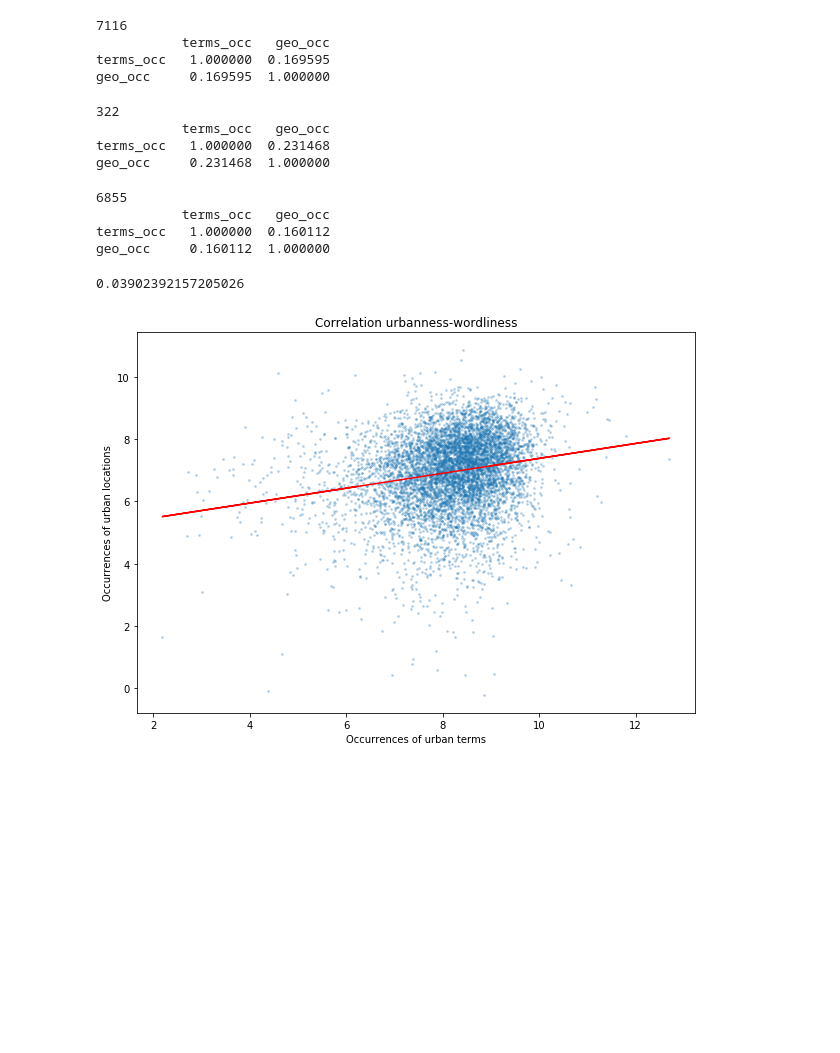
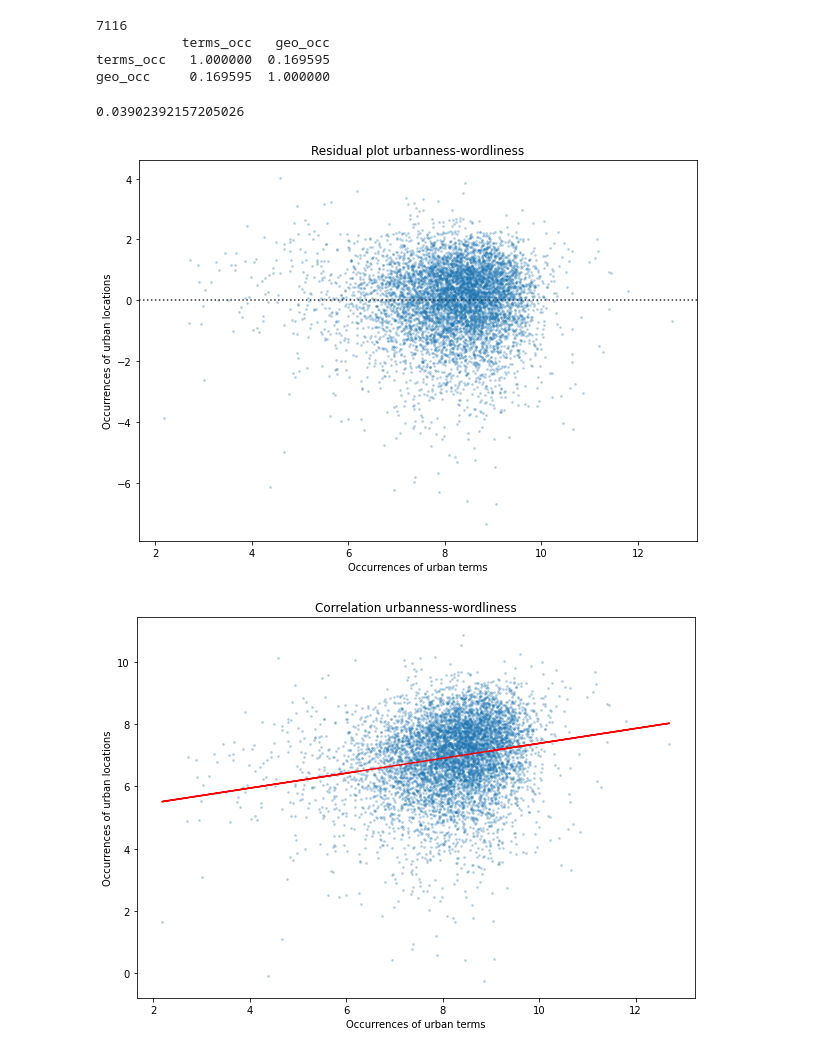
Before and after one commit to federicabologna/thesis_space_scifi, a Jupyter notebook: 4_geodata/geodata_stats.ipynb, the cells around one changed output. Drawn from its saved outputs; the diff is of its cells as text; code cells hidden in the pictures; blank space fills up the shorter version.

```diff
--- a/4_geodata/geodata_stats.ipynb
+++ b/4_geodata/geodata_stats.ipynb
@@ -386,24 +376,6 @@ print(correlation.corr())
            terms_occ   geo_occ
 terms_occ   1.000000  0.169595
 geo_occ     0.169595  1.000000
-# %%
-correlation2 = pd.merge(left=terms_urban, right=geo_scifi, on="htid")
-print(len(correlation2.index))
-print(correlation2.corr())
-# %% [output]
-322
-           terms_occ   geo_occ
-terms_occ   1.000000  0.231468
-geo_occ     0.231468  1.000000
-# %%
-correlation3 = pd.merge(left=terms_urban, right=geo_ran, on="htid")
-print(len(correlation3.index))
-print(correlation3.corr())
-# %% [output]
-6855
-           terms_occ   geo_occ
-terms_occ   1.000000  0.160112
-geo_occ     0.160112  1.000000
 # %%
 x = np.log2(correlation.terms_occ.values)
 y = np.log2(correlation.geo_occ.values)
@@ -420,6 +392,15 @@ y_pred = linear_regressor.predict(x)  # make predictions
 r2_score(y, y_pred)
 # %% [output]
 0.03902392157205026
+# %%
+fig = plt.figure(figsize=(10,7))
+sns.residplot(x, y, scatter_kws={"alpha":.25, "s":3})
+plt.xlabel("Occurrences of urban terms")
+plt.ylabel("Occurrences of urban locations")
+plt.title("Residual plot urbanness-wordliness")
+#plt.savefig('/content/drive/My Drive/Università/3 ANNO MAGISTRALE/TESI/4_geodata/residplot', dpi=500)
+# %% [output]
+[figure, added]
 # %%
 fig = plt.figure(figsize=(10,7))
 plt.scatter(x, y, alpha=.25, s=3)
```
Also changed, not shown: parts of 13 cells of this notebook.
